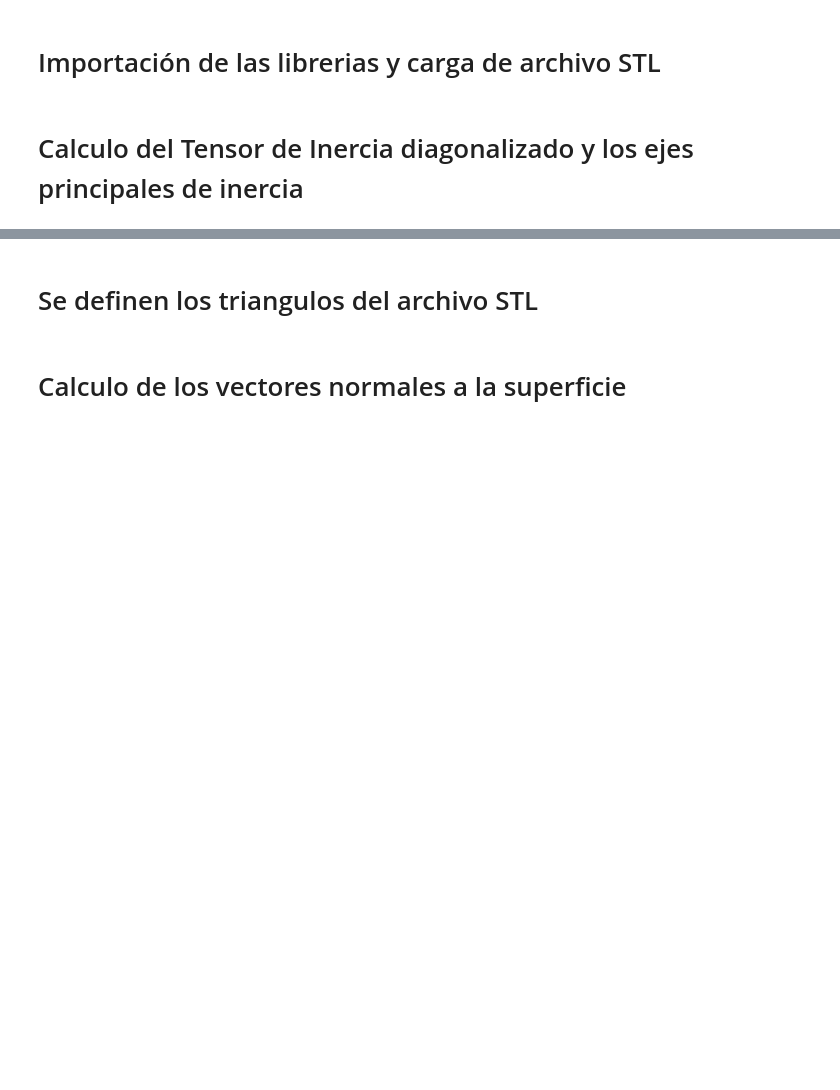
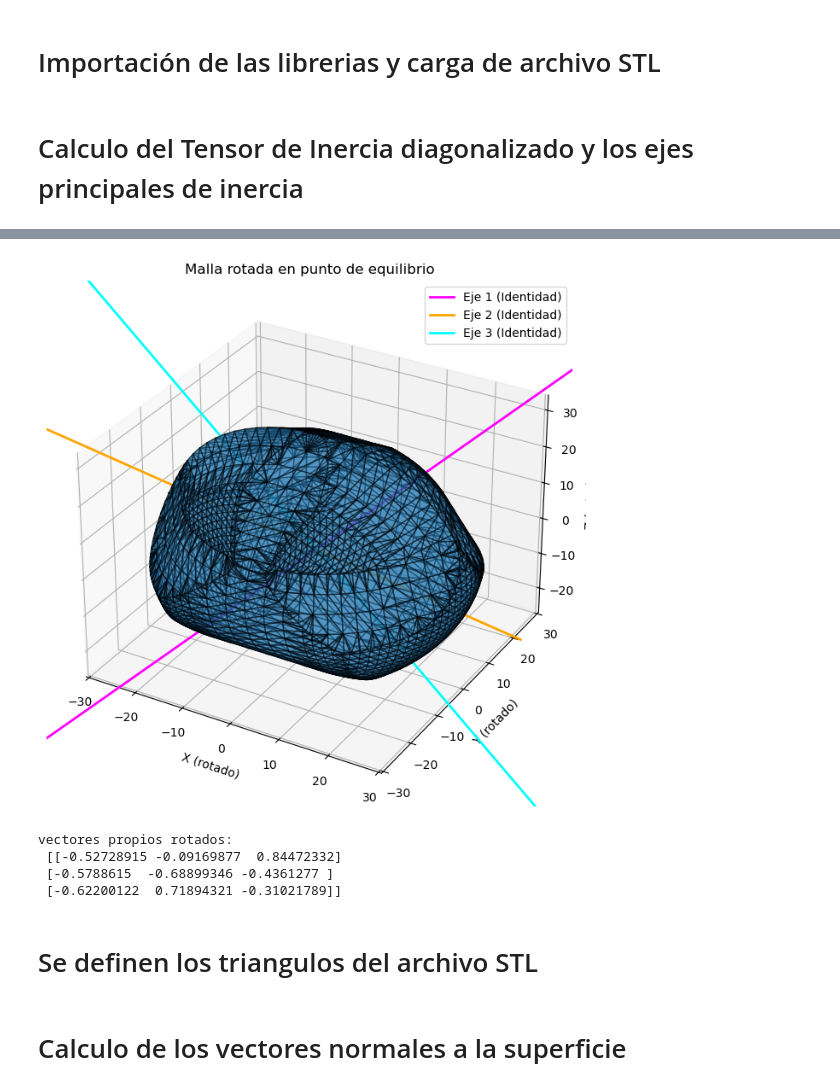
Before and after one commit to D4vidGarcia/TareasRetos25A, a Jupyter notebook: Codigos/Tratamiento-3D.ipynb, the cells around one changed output, grey strips where cells are left out. Drawn from its saved outputs; the diff is of its cells as text; code cells hidden in the pictures; blank space fills up the shorter version.

Commit message:
Code updates
Se agrega la matriz de rotacion para definir mas facilmente el potencial y la visualizacion

```diff
--- a/Codigos/Tratamiento-3D.ipynb
+++ b/Codigos/Tratamiento-3D.ipynb
@@ -98,3 +70,60 @@ plt.show()
+# %%
+rotation_matrix = np.array([[-1, 0, 0],
+                            [ 0, 0, 1],
+                            [ 0, 1, 0]]) # Matriz de rotación
+
+rotated_vertices = (rotation_matrix.T @ (mesh.vertices - centroid).T).T
+
+# Crear figura 3D para la malla rotada
+fig = plt.figure(figsize=(10, 8))
+ax = fig.add_subplot(111, projection="3d")
+
+# Graficar la malla rotada
+rotated_mesh_collection = Poly3DCollection(rotated_vertices[mesh.faces], alpha=0.5, edgecolor="k")
+ax.add_collection3d(rotated_mesh_collection)
+
+# Escalar la visualización según el tamaño de la malla rotada
+max_range = np.array([rotated_vertices[:, 0].max()-rotated_vertices[:, 0].min(),
+                      rotated_vertices[:, 1].max()-rotated_vertices[:, 1].min(),
+                      rotated_vertices[:, 2].max()-rotated_vertices[:, 2].min()]).max() / 2.0
+mid_x = (rotated_vertices[:, 0].max()+rotated_vertices[:, 0].min()) * 0.5
+mid_y = (rotated_vertices[:, 1].max()+rotated_vertices[:, 1].min()) * 0.5
+mid_z = (rotated_vertices[:, 2].max()+rotated_vertices[:, 2].min()) * 0.5
+ax.set_xlim(mid_x - max_range, mid_x + max_range)
+ax.set_ylim(mid_y - max_range, mid_y + max_range)
+ax.set_zlim(mid_z - max_range, mid_z + max_range)
+
+# Graficar las rectas generadas por los vectores de la matriz identidad
+# Estos vectores son [1, 0, 0], [0, 1, 0] y [0, 0, 1]. Dibujamos una línea para cada eje.
+rotated_eigvecs = (rotation_matrix.T @ eigvecs.T).T  # Rotar los vectores propios
+line_length = max_range  # longitud para la representación
+origin = np.array([0, 0, 0])
+colors_identity = ['magenta', 'orange', 'cyan']
+
+for i in range(3):
+    vec = rotated_eigvecs[:, i]
+    # Definir dos puntos a lo largo de la recta: de -line_length a line_length
+    t = np.linspace(-100, 100, 2)
+    line_points = np.outer(t, vec)
+    ax.plot(line_points[:, 0], line_points[:, 1], line_points[:, 2], color=colors_identity[i],
+            linewidth=2, label=f'Eje {i+1} (Identidad)')
+
+# Configurar etiquetas y título
+ax.set_xlabel("X (rotado)")
+ax.set_ylabel("Y (rotado)")
+ax.set_zlabel("Z (rotado)")
+ax.set_title("Malla rotada en punto de equilibrio")
+
+ax.legend()
+plt.show()
+
+print("vectores propios rotados:\n", rotated_eigvecs)
+# %% [output]
+[figure, added]
+vectores propios rotados:
+ [[-0.52728915 -0.09169877  0.84472332]
+ [-0.5788615  -0.68899346 -0.4361277 ]
+ [-0.62200122  0.71894321 -0.31021789]]
 # %% [markdown]
 # Se definen los triangulos del archivo STL
 # %%
```
Also changed, not shown: parts of 6 cells of this notebook.
